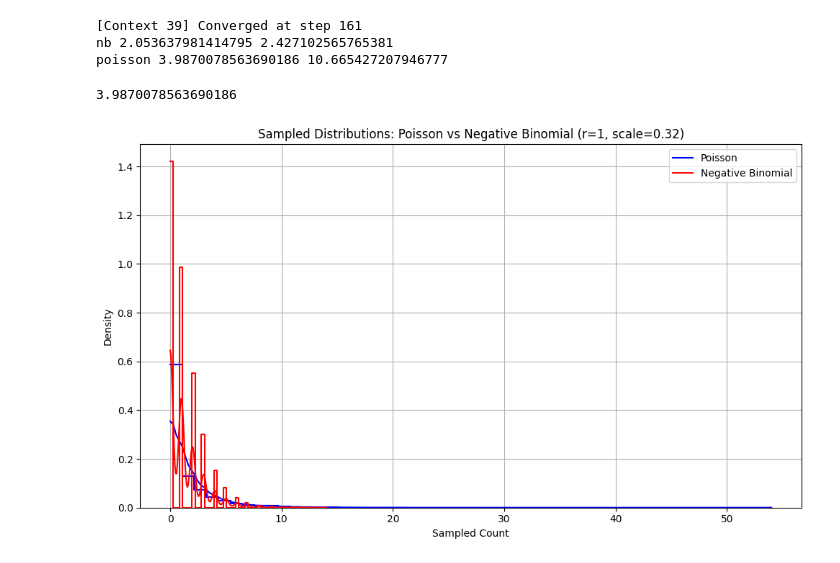
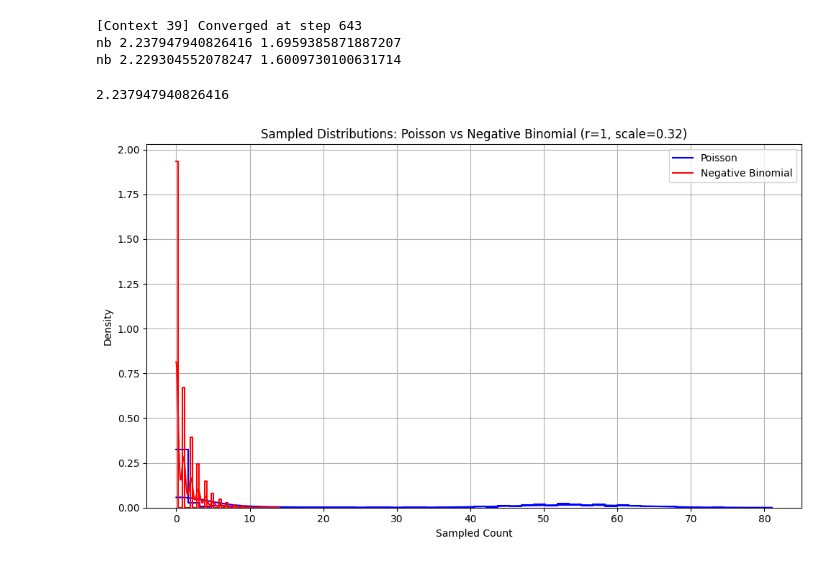
Before and after one commit to Logo96/in-context-learning-GLM, a Jupyter notebook: src/test_oracel.ipynb, the cells around one changed output. Saved outputs shown, nothing was run; the diff lists cells and outputs as text; code cells hidden in the pictures.

```diff
--- a/src/test_oracel.ipynb
+++ b/src/test_oracel.ipynb
@@ -35,7 +49,7 @@ import random
 
 
 def run_oracle_on_random_context(context_len, n_tasks, d, lr, max_steps, tol, device="cuda", scale=0.32, loss_type="poisson", compare_loss=None):
-    xs_all, ys_all, _ = sample_data(n_tasks, context_len, d, scale=scale)
+    xs_all, ys_all, ws = sample_data(n_tasks, context_len, d, scale=scale, loss_type=loss_type)
 
     # Evaluate only at max context size (i.e., context_len - 1)
     t = context_len - 1
@@ -69,15 +83,25 @@ def run_oracle_on_random_context(context_len, n_tasks, d, lr, max_steps, tol, de
     else:
         print(f"[Context {t}] DID NOT converge (final Δloss={abs(prev - loss.item()):.2e})")
 
+
     with torch.no_grad():
         logits_test = (xs_test @ w_hat).squeeze(-1).clamp(min=-4, max=4)
         pred_test = logits_test
         loss = loss_fn(pred_test, ys_test)
         print(loss_type, loss.mean().item(), loss.std().item())
 
-        if compare_loss is not None:
-            loss = loss_func(compare_loss)(pred_test, ys_test)
-            print(compare_loss, loss.mean().item(), loss.std().item())
+    xs_all, ys_all, _ = sample_data(n_tasks, context_len, d, scale=scale, loss_type=compare_loss, ws=ws)
+    t = context_len - 1
+    xs_train = xs_all[:, :t, :].to(device)
+    ys_train = ys_all[:, :t].to(device)
+    xs_test = xs_all[:, t:t+1, :].to(device)
+    ys_test = ys_all[:, t:t+1].to(device)
+
+    with torch.no_grad():
+        logits_test = (xs_test @ w_hat).squeeze(-1).clamp(min=-4, max=4)
+        pred_test = logits_test
+        comp_loss = loss_func(compare_loss)(pred_test, ys_test)
+        print(compare_loss, comp_loss.mean().item(), comp_loss.std().item())
 
 
 
@@ -87,46 +111,46 @@ def run_oracle_on_random_context(context_len, n_tasks, d, lr, max_steps, tol, de
 device = "cuda" if torch.cuda.is_available() else "cpu"
 
 run_oracle_on_random_context(context_len=40, n_tasks=10000, d=10, lr=0.05, max_steps=10000,
-                             tol=1e-10, scale=0.32, device=device, loss_type="nb", compare_loss="poisson")
+                             tol=1e-10, scale=2, device=device, loss_type="nb", compare_loss="nb")
 # %% [output]
-[Context 39] Converged at step 161
-nb 2.053637981414795 2.427102565765381
-poisson 3.9870078563690186 10.665427207946777
+[Context 39] Converged at step 643
+nb 2.237947940826416 1.6959385871887207
+nb 2.229304552078247 1.6009730100631714
-3.9870078563690186
+2.237947940826416
 # %%
 import torch
 import matplotlib.pyplot as plt
 import seaborn as sns
 
-def sample_and_plot_distributions(n_samples=10000, d=10, scale=0.32, r=2):
+def sample_and_plot_distributions(n_samples=10000, d=10, scale=2, r=2):
     # Generate random inputs
     xs = torch.randn(n_samples, d)
     ws = scale * torch.randn(d, 1)
     logits = xs @ ws
     mu = torch.exp(logits.clamp(max=4)).squeeze()
 
     # Sample from Poisson
     poisson_samples = torch.poisson(mu).cpu().numpy()
 
     # Sample from Negative Binomial
     r_tensor = torch.tensor(r, dtype=mu.dtype)
     logits_nb = torch.log(r_tensor) - torch.log(r_tensor + mu)
     dist_nb = torch.distributions.NegativeBinomial(total_count=r_tensor, logits=logits_nb)
     nb_samples = dist_nb.sample().cpu().numpy()
 
     # Plotting
     plt.figure(figsize=(10, 6))
     sns.histplot(poisson_samples, bins=50, color='blue', label='Poisson', stat='density', kde=True, element='step', fill=False)
     sns.histplot(nb_samples, bins=50, color='red', label='Negative Binomial', stat='density', kde=True, element='step', fill=False)
     plt.title("Sampled Distributions: Poisson vs Negative Binomial (r=1, scale=0.32)")
     plt.xlabel("Sampled Count")
     plt.ylabel("Density")
     plt.legend()
     plt.grid(True)
     plt.tight_layout()
     plt.show()
 
 # Run this in your own environment
 sample_and_plot_distributions()
 # %% [output]
-[figure, old version]
+[figure, new version]
```
Also changed, not shown: parts of 2 cells of this notebook, 1 other file.
